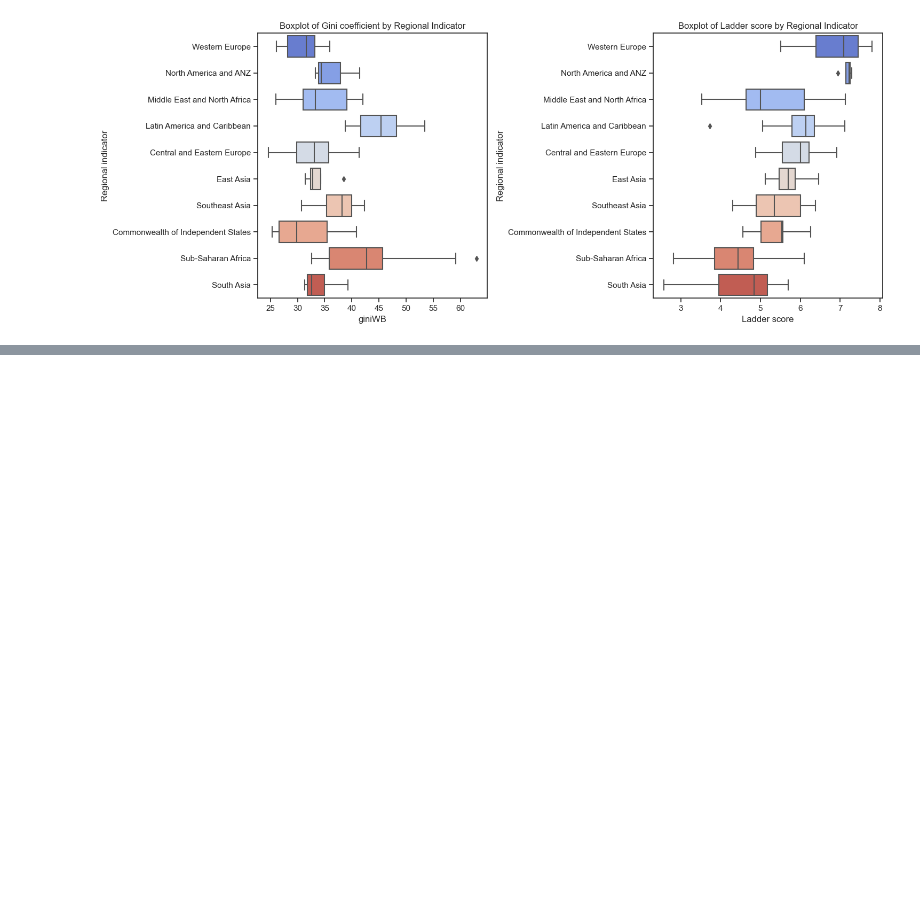
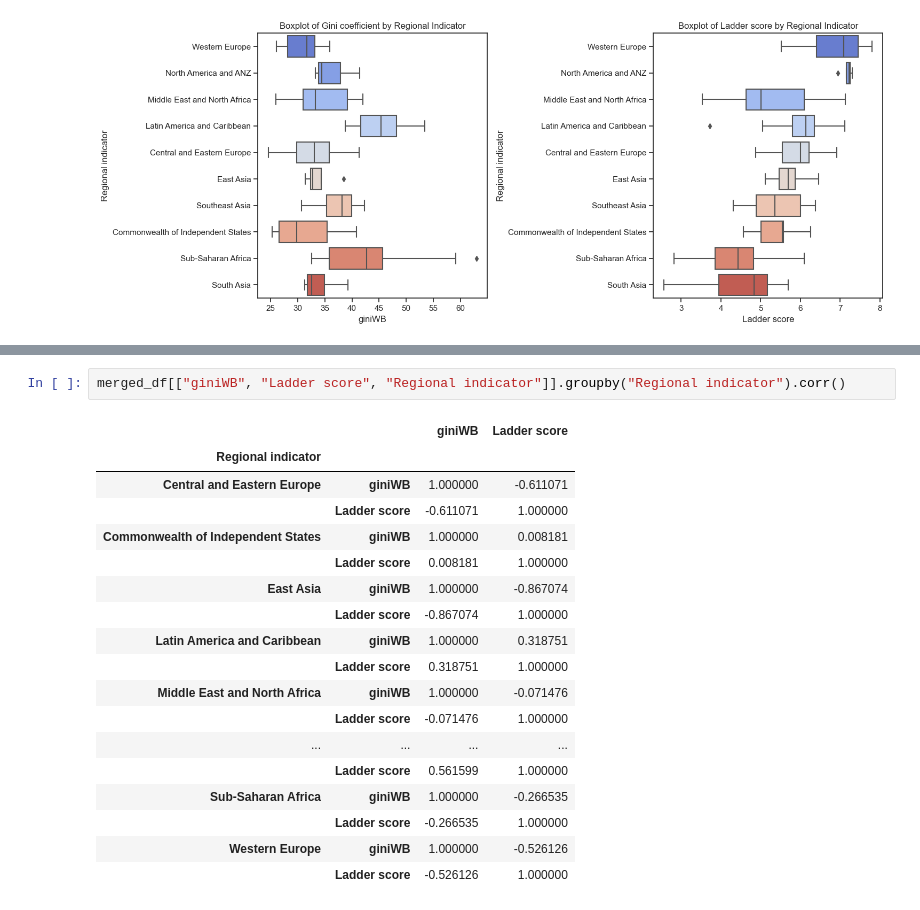
Before and after one commit to Ace-Abdul/CS216Project, a Jupyter notebook: cs216 project.ipynb, the cells around one changed output, grey strips where cells are left out. Cells and saved outputs as stored; diff of their text form; blank space fills up the shorter version.

```diff
--- a/cs216 project.ipynb
+++ b/cs216 project.ipynb
@@ -214,0 +223,21 @@ plt.show()
+# %%
+merged_df[["giniWB", "Ladder score", "Regional indicator"]].groupby("Regional indicator").corr()
+# %% [output]
+|  |  | giniWB | Ladder score |
+| Regional indicator |  |  |  |
+| Central and Eastern Europe | giniWB | 1.000000 | -0.611071 |
+|  | Ladder score | -0.611071 | 1.000000 |
+| Commonwealth of Independent States | giniWB | 1.000000 | 0.008181 |
+|  | Ladder score | 0.008181 | 1.000000 |
+| East Asia | giniWB | 1.000000 | -0.867074 |
+|  | Ladder score | -0.867074 | 1.000000 |
+| Latin America and Caribbean | giniWB | 1.000000 | 0.318751 |
+|  | Ladder score | 0.318751 | 1.000000 |
+| Middle East and North Africa | giniWB | 1.000000 | -0.071476 |
+|  | Ladder score | -0.071476 | 1.000000 |
+| ... | ... | ... | ... |
+|  | Ladder score | 0.561599 | 1.000000 |
+| Sub-Saharan Africa | giniWB | 1.000000 | -0.266535 |
+|  | Ladder score | -0.266535 | 1.000000 |
+| Western Europe | giniWB | 1.000000 | -0.526126 |
+|  | Ladder score | -0.526126 | 1.000000 |
```
Also changed, not shown: parts of 2 cells of this notebook, 1 other file.
